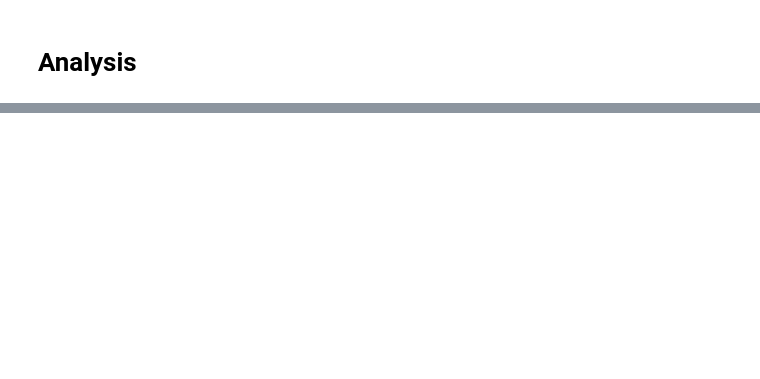
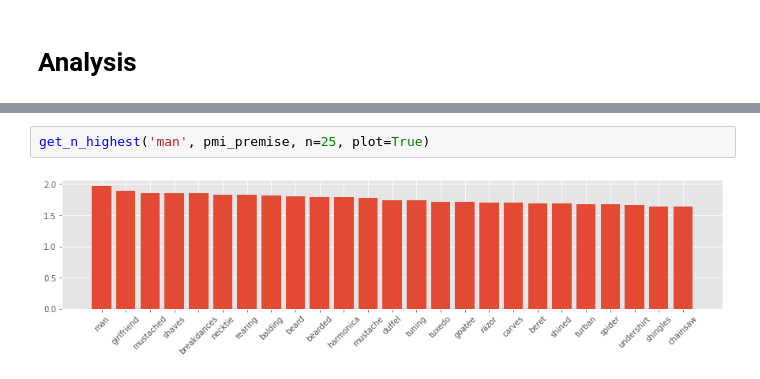
Before and after one commit to athiyadeviyani/CMU-COMPETHICS, a Jupyter notebook: hw1/11830_hw1.ipynb, the cells around one changed output, grey strips where cells are left out. Cells and saved outputs as stored; diff of their text form; blank space fills up the shorter version.

```diff
--- a/hw1/11830_hw1.ipynb
+++ b/hw1/11830_hw1.ipynb
@@ -345,0 +288,4 @@ identities
+# %%
+get_n_highest('man', pmi_premise, n=25, plot=True)
+# %% [output]
+[figure, added]
```
Also changed, not shown: parts of 168 cells of this notebook.
